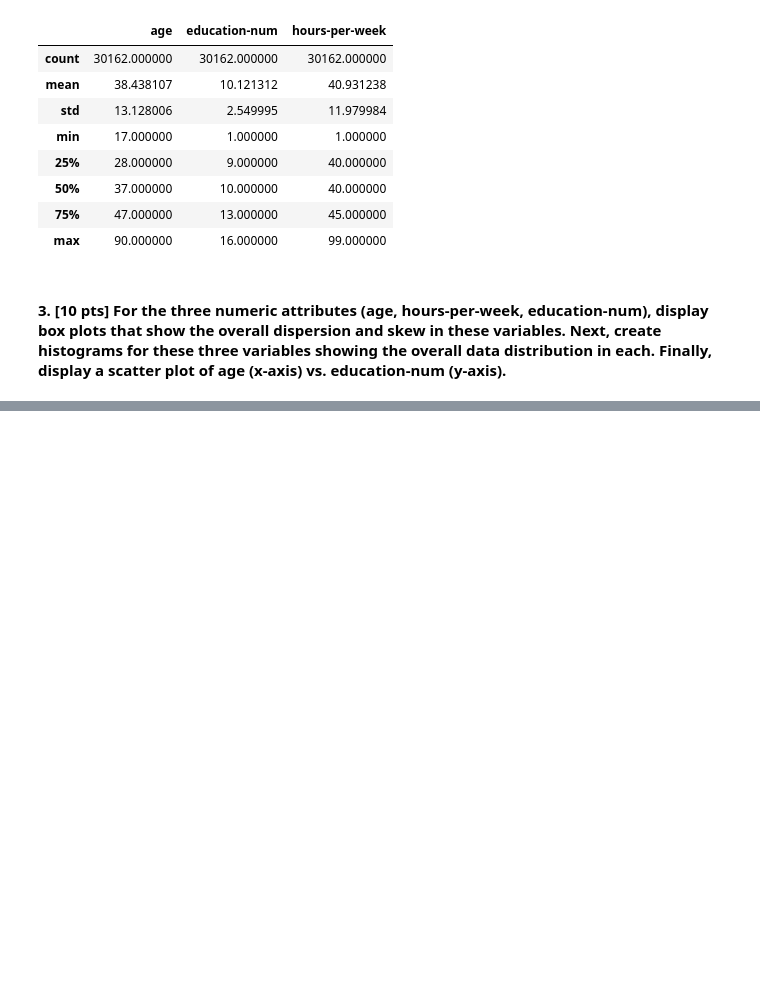
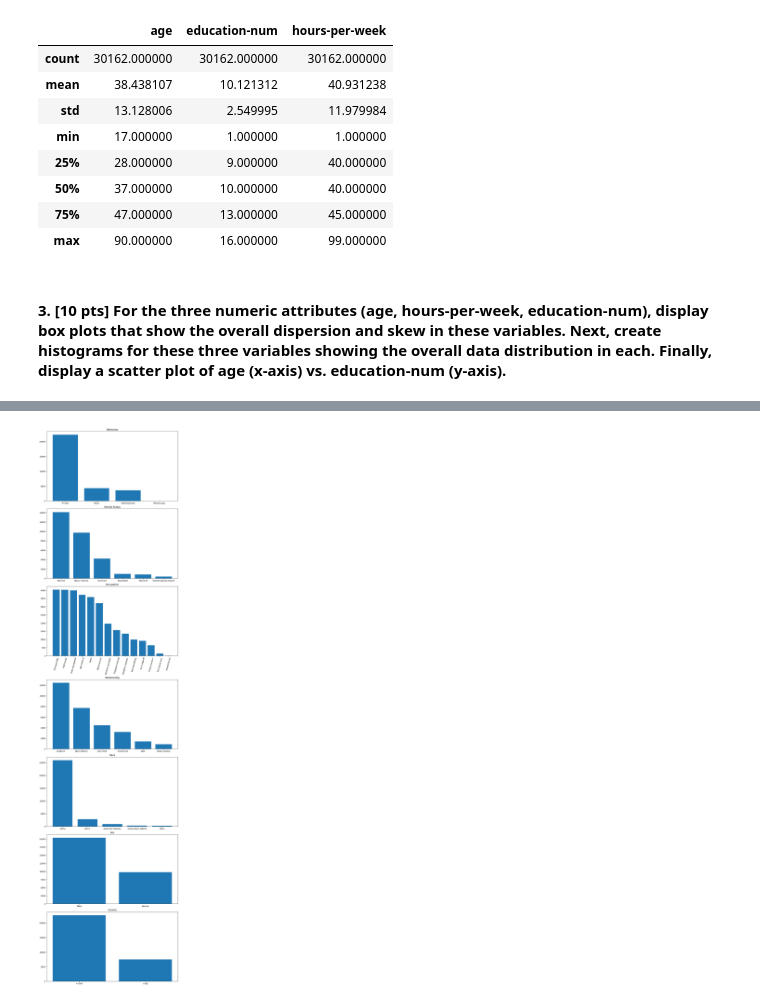
Before and after one commit to joneshshrestha/machine-learning-python, a Jupyter notebook: Preprocessing and EDA/adult-census-data-EDA.ipynb, the cells around one changed output, grey strips where cells are left out. Cells and saved outputs as stored; diff of their text form; code cells hidden in the pictures; blank space fills up the shorter version.

```diff
--- a/Preprocessing and EDA/adult-census-data-EDA.ipynb
+++ b/Preprocessing and EDA/adult-census-data-EDA.ipynb
@@ -211,0 +272,30 @@ adult_census_df.describe()
+# %%
+workclass_freq = adult_census_df['workclass'].value_counts()
+marital_status_freq = adult_census_df['marital-status'].value_counts()
+occupation_freq = adult_census_df['occupation'].value_counts()
+relationship_freq = adult_census_df['relationship'].value_counts()
+race_freq = adult_census_df['race'].value_counts()
+sex_freq = adult_census_df['sex'].value_counts()
+income_freq = adult_census_df['income'].value_counts()
+
+fig, ax = plt.subplots(7,1,figsize=(10,40),constrained_layout=True)
+
+ax[0].bar(workclass_freq.index, workclass_freq.values)
+ax[0].set_title('Workclass')
+ax[1].bar(marital_status_freq.index, marital_status_freq.values)
+ax[1].set_title('Marital Status')
+ax[2].bar(occupation_freq.index, occupation_freq.values)
+ax[2].tick_params(axis='x', rotation=75)
+ax[2].set_title('Occupation')
+ax[3].bar(relationship_freq.index, relationship_freq.values)
+ax[3].set_title('Relationship')
+ax[4].bar(race_freq.index, race_freq.values)
+ax[4].set_title('Race')
+ax[5].bar(sex_freq.index, sex_freq.values)
+ax[5].set_title('Sex')
+ax[6].bar(income_freq.index, income_freq.values)
+ax[6].set_title('Income')
+
+plt.show()
+# %% [output]
+[figure, added]
```
Also changed, not shown: parts of 24 cells of this notebook, 1 other file.
